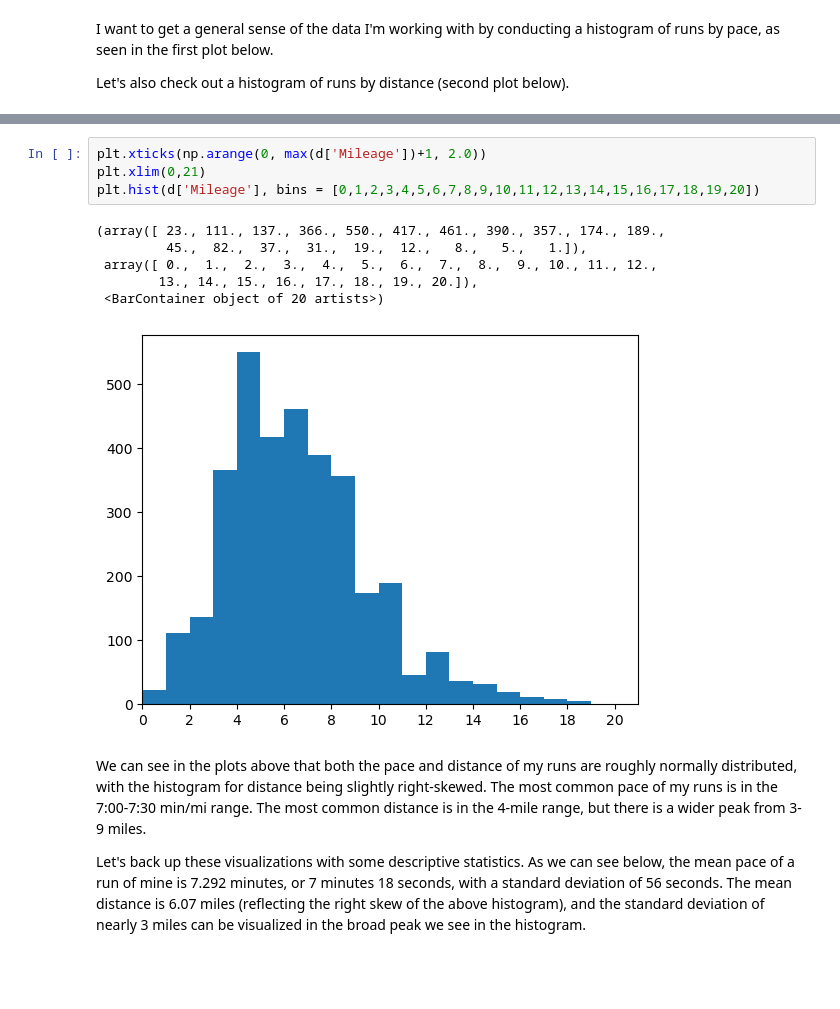
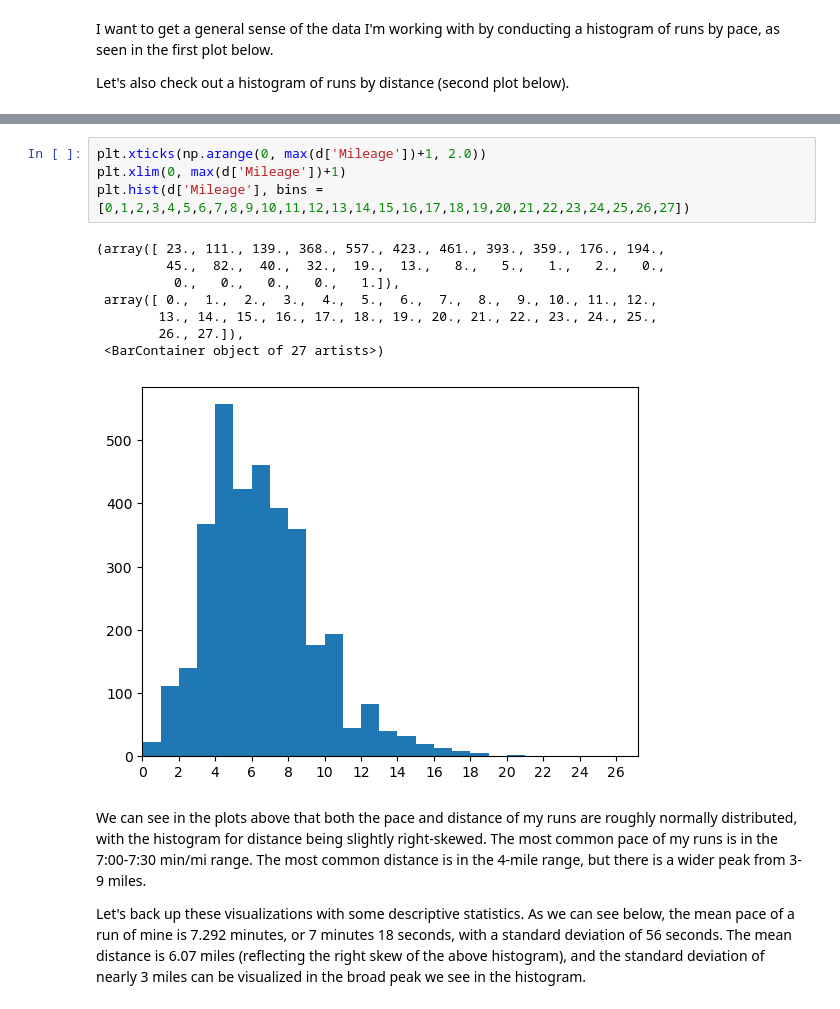
Before and after one commit to adolwick/biof309project, a Jupyter notebook: df_analysis.ipynb, the cells around one changed output, grey strips where cells are left out. Saved outputs shown, nothing was run; the diff lists cells and outputs as text; blank space fills up the shorter version.

```diff
--- a/df_analysis.ipynb
+++ b/df_analysis.ipynb
@@ -51,14 +51,16 @@ plt.hist(d['pace_min'], bins = [4,4.5,5,5.5,6,6.5,7,7.5,8,8.5,9,9.5,10])
 # %%
 plt.xticks(np.arange(0, max(d['Mileage'])+1, 2.0))
-plt.xlim(0,21)
-plt.hist(d['Mileage'], bins = [0,1,2,3,4,5,6,7,8,9,10,11,12,13,14,15,16,17,18,19,20])
+plt.xlim(0, max(d['Mileage'])+1)
+plt.hist(d['Mileage'], bins = [0,1,2,3,4,5,6,7,8,9,10,11,12,13,14,15,16,17,18,19,20,21,22,23,24,25,26,27])
 # %% [output]
-(array([ 23., 111., 137., 366., 550., 417., 461., 390., 357., 174., 189.,
-         45.,  82.,  37.,  31.,  19.,  12.,   8.,   5.,   1.]),
+(array([ 23., 111., 139., 368., 557., 423., 461., 393., 359., 176., 194.,
+         45.,  82.,  40.,  32.,  19.,  13.,   8.,   5.,   1.,   2.,   0.,
+          0.,   0.,   0.,   0.,   1.]),
  array([ 0.,  1.,  2.,  3.,  4.,  5.,  6.,  7.,  8.,  9., 10., 11., 12.,
-        13., 14., 15., 16., 17., 18., 19., 20.]),
- <BarContainer object of 20 artists>)
+        13., 14., 15., 16., 17., 18., 19., 20., 21., 22., 23., 24., 25.,
+        26., 27.]),
+ <BarContainer object of 27 artists>)
-[figure, old version]
+[figure, new version]
 # %% [markdown]
 We can see in the plots above that both the pace and distance of my runs are roughly normally distributed, with the histogram for distance being slightly right-skewed. The most common pace of my runs is in the 7:00-7:30 min/mi range. The most common distance is in the 4-mile range, but there is a wider peak from 3-9 miles.
 
```
Also changed, not shown: parts of 21 cells of this notebook, 9 other files.
